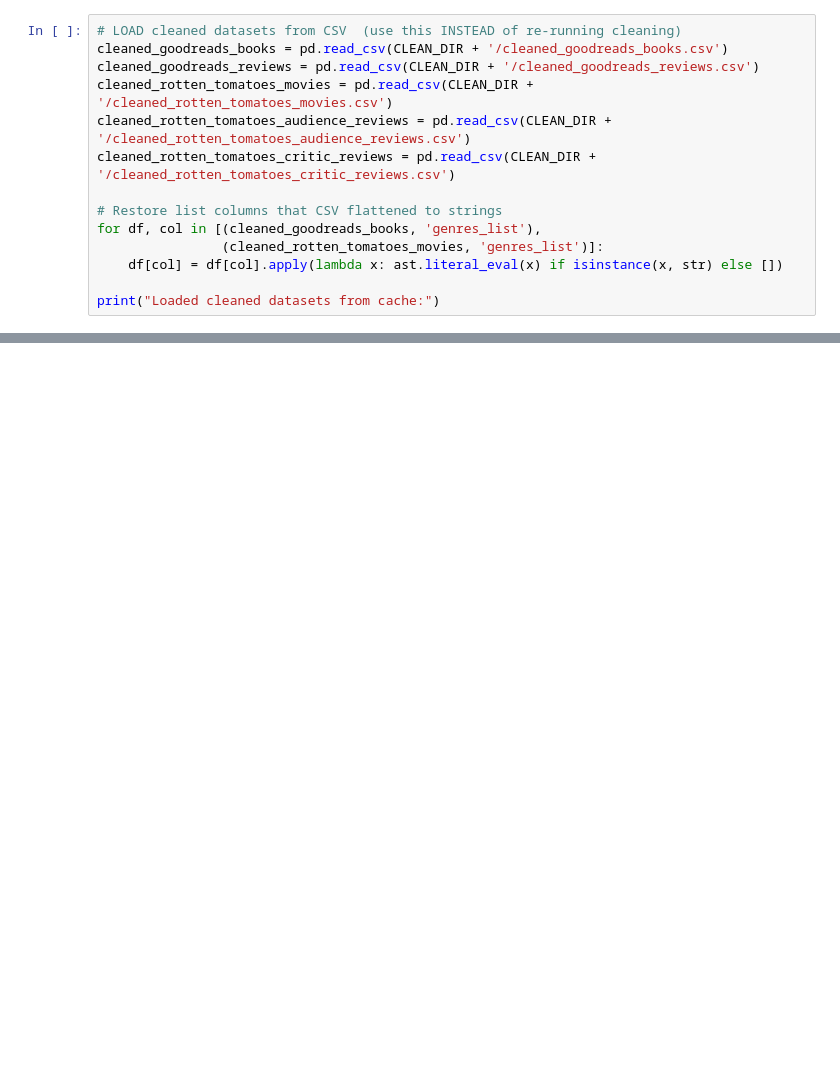
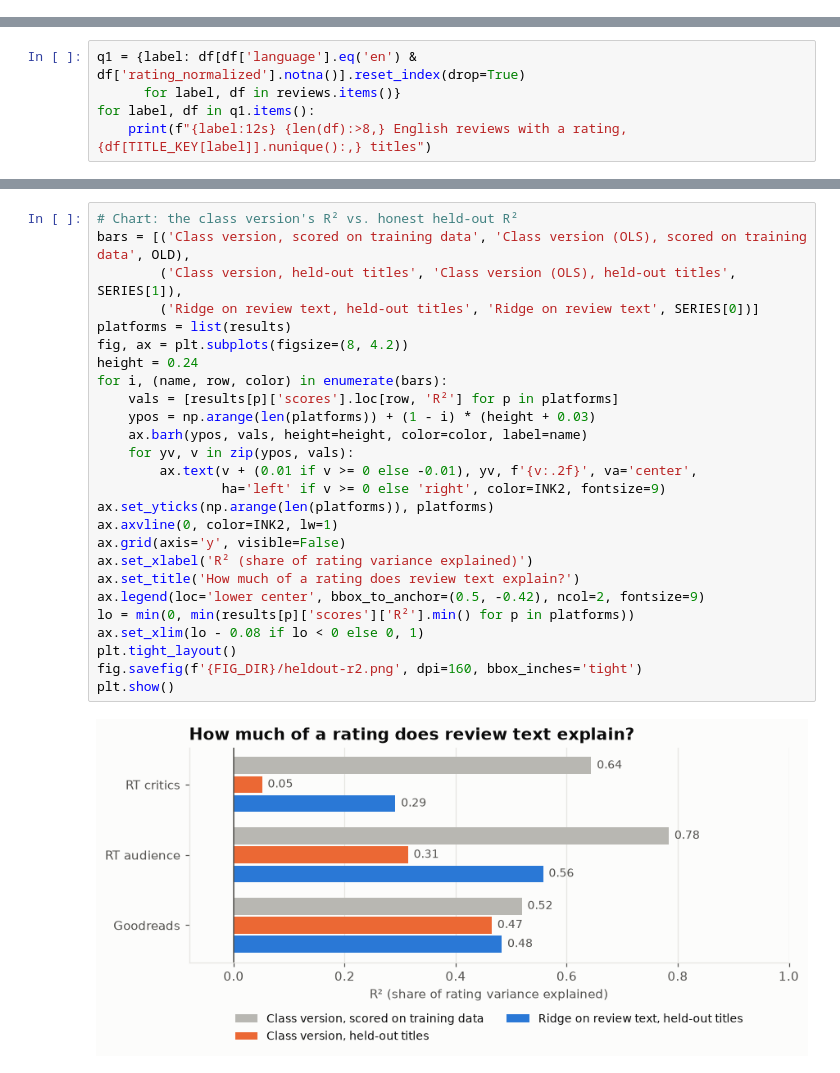
Before and after one commit to mikodusami/story-reception-analysis, a Jupyter notebook: main.ipynb, the cells around one changed output, grey strips where cells are left out. Saved outputs shown, nothing was run; the diff lists cells and outputs as text; blank space fills up the shorter version.

```diff
--- a/main.ipynb
+++ b/main.ipynb
@@ -65,14 +0,0 @@ os.listdir(CLEAN_DIR)
-# %%
-# LOAD cleaned datasets from CSV  (use this INSTEAD of re-running cleaning)
-cleaned_goodreads_books = pd.read_csv(CLEAN_DIR + '/cleaned_goodreads_books.csv')
-cleaned_goodreads_reviews = pd.read_csv(CLEAN_DIR + '/cleaned_goodreads_reviews.csv')
-cleaned_rotten_tomatoes_movies = pd.read_csv(CLEAN_DIR + '/cleaned_rotten_tomatoes_movies.csv')
-cleaned_rotten_tomatoes_audience_reviews = pd.read_csv(CLEAN_DIR + '/cleaned_rotten_tomatoes_audience_reviews.csv')
-cleaned_rotten_tomatoes_critic_reviews = pd.read_csv(CLEAN_DIR + '/cleaned_rotten_tomatoes_critic_reviews.csv')
-
-# Restore list columns that CSV flattened to strings
-for df, col in [(cleaned_goodreads_books, 'genres_list'),
-                (cleaned_rotten_tomatoes_movies, 'genres_list')]:
-    df[col] = df[col].apply(lambda x: ast.literal_eval(x) if isinstance(x, str) else [])
-
-print("Loaded cleaned datasets from cache:")
@@ -671,0 +166,5 @@ The heatmap makes the critic/audience split very readable. Variety (0.451) and R
+# %%
+q1 = {label: df[df['language'].eq('en') & df['rating_normalized'].notna()].reset_index(drop=True)
+      for label, df in reviews.items()}
+for label, df in q1.items():
+    print(f"{label:12s} {len(df):>8,} English reviews with a rating, {df[TITLE_KEY[label]].nunique():,} titles")
@@ -671,0 +279,28 @@ The heatmap makes the critic/audience split very readable. Variety (0.451) and R
+# %%
+# Chart: the class version's R² vs. honest held-out R²
+bars = [('Class version, scored on training data', 'Class version (OLS), scored on training data', OLD),
+        ('Class version, held-out titles', 'Class version (OLS), held-out titles', SERIES[1]),
+        ('Ridge on review text, held-out titles', 'Ridge on review text', SERIES[0])]
+platforms = list(results)
+fig, ax = plt.subplots(figsize=(8, 4.2))
+height = 0.24
+for i, (name, row, color) in enumerate(bars):
+    vals = [results[p]['scores'].loc[row, 'R²'] for p in platforms]
+    ypos = np.arange(len(platforms)) + (1 - i) * (height + 0.03)
+    ax.barh(ypos, vals, height=height, color=color, label=name)
+    for yv, v in zip(ypos, vals):
+        ax.text(v + (0.01 if v >= 0 else -0.01), yv, f'{v:.2f}', va='center',
+                ha='left' if v >= 0 else 'right', color=INK2, fontsize=9)
+ax.set_yticks(np.arange(len(platforms)), platforms)
+ax.axvline(0, color=INK2, lw=1)
+ax.grid(axis='y', visible=False)
+ax.set_xlabel('R² (share of rating variance explained)')
+ax.set_title('How much of a rating does review text explain?')
+ax.legend(loc='lower center', bbox_to_anchor=(0.5, -0.42), ncol=2, fontsize=9)
+lo = min(0, min(results[p]['scores']['R²'].min() for p in platforms))
+ax.set_xlim(lo - 0.08 if lo < 0 else 0, 1)
+plt.tight_layout()
+fig.savefig(f'{FIG_DIR}/heldout-r2.png', dpi=160, bbox_inches='tight')
+plt.show()
+# %% [output]
+[figure, added]
```
Also changed, not shown: parts of 66 cells of this notebook, 7 other files.
